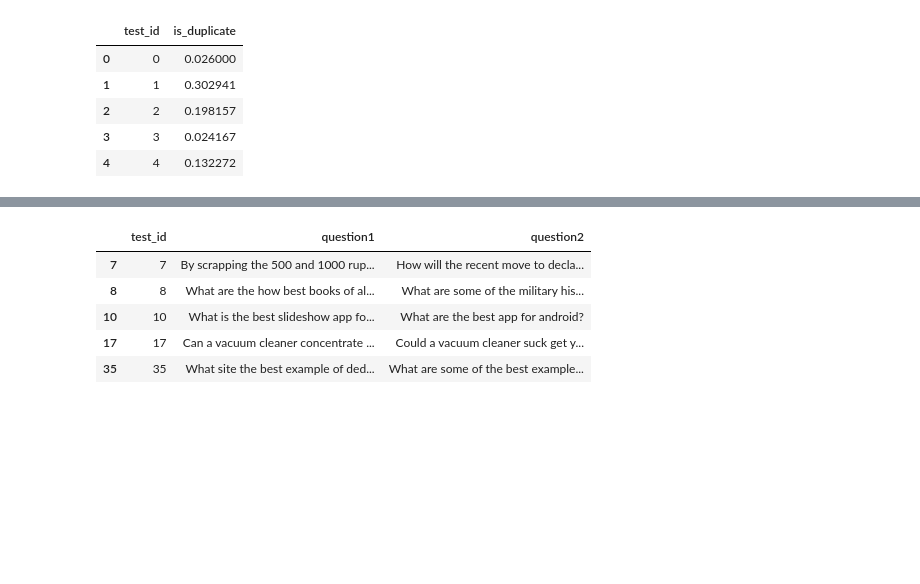
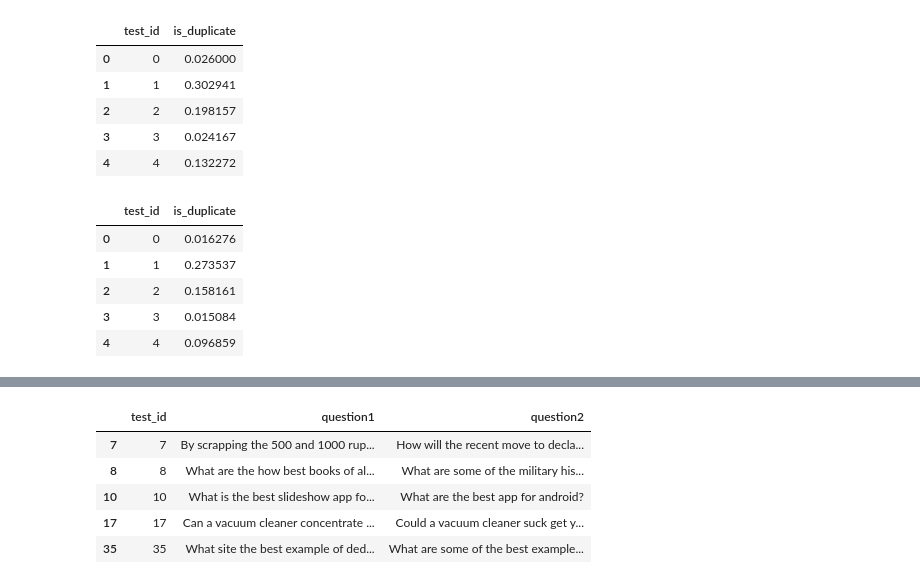
Before and after one commit to avsolatorio/kaggle-quora-question-pairs, a Jupyter notebook: src/Quora Duplicate Predictor.ipynb, the cells around one changed output, grey strips where cells are left out. Cells and saved outputs as stored; diff of their text form; code cells hidden in the pictures; blank space fills up the shorter version.

```diff
--- a/src/Quora Duplicate Predictor.ipynb
+++ b/src/Quora Duplicate Predictor.ipynb
@@ -768,3 +829,25 @@ rf_sub.head()
 | 2 | 2 | 0.198157 |
 | 3 | 3 | 0.024167 |
 | 4 | 4 | 0.132272 |
+# %%
+def adjust_score(x, v=0.4):
+    v = 0.4
+    if x >= v:
+        x = x + ((1 - x) * (x - v))
+    else:
+        x = x + ((x) * (x - v))
+
+    return x
+# %%
+truncated_rf_sub = rf_sub.copy()
+# truncated_rf_sub.loc[truncated_rf_sub.is_duplicate > 0.5, 'is_duplicate'] = 1
+truncated_rf_sub.is_duplicate = truncated_rf_sub.is_duplicate.map(lambda x: adjust_score(x))
+truncated_rf_sub.to_csv('adjusted_rf_submission_{}.csv'.format(datetime.now()), index=False)
+truncated_rf_sub.head()
+# %% [output]
+|  | test_id | is_duplicate |
+| 0 | 0 | 0.016276 |
+| 1 | 1 | 0.273537 |
+| 2 | 2 | 0.158161 |
+| 3 | 3 | 0.015084 |
+| 4 | 4 | 0.096859 |
```
Also changed, not shown: parts of 5 cells of this notebook.
